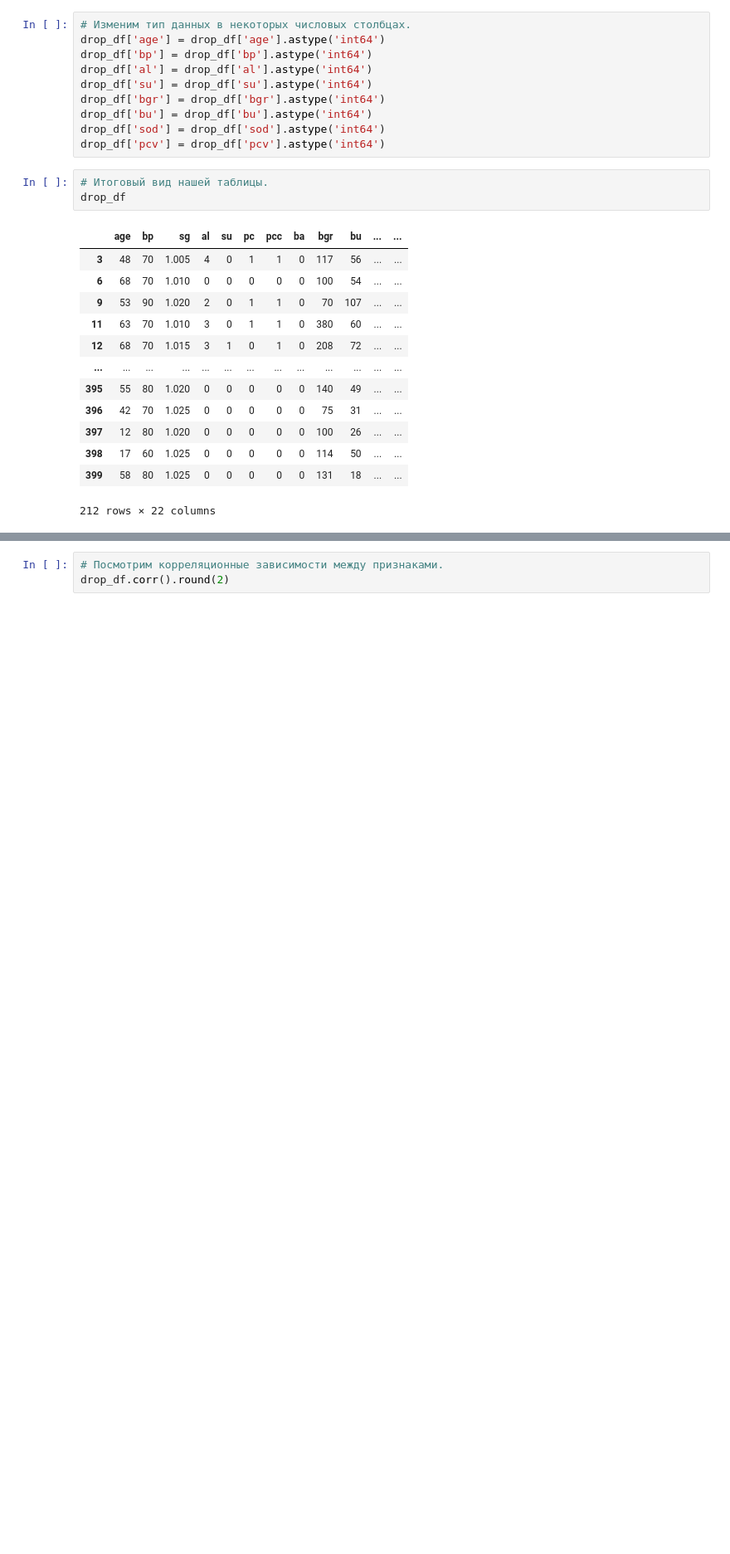
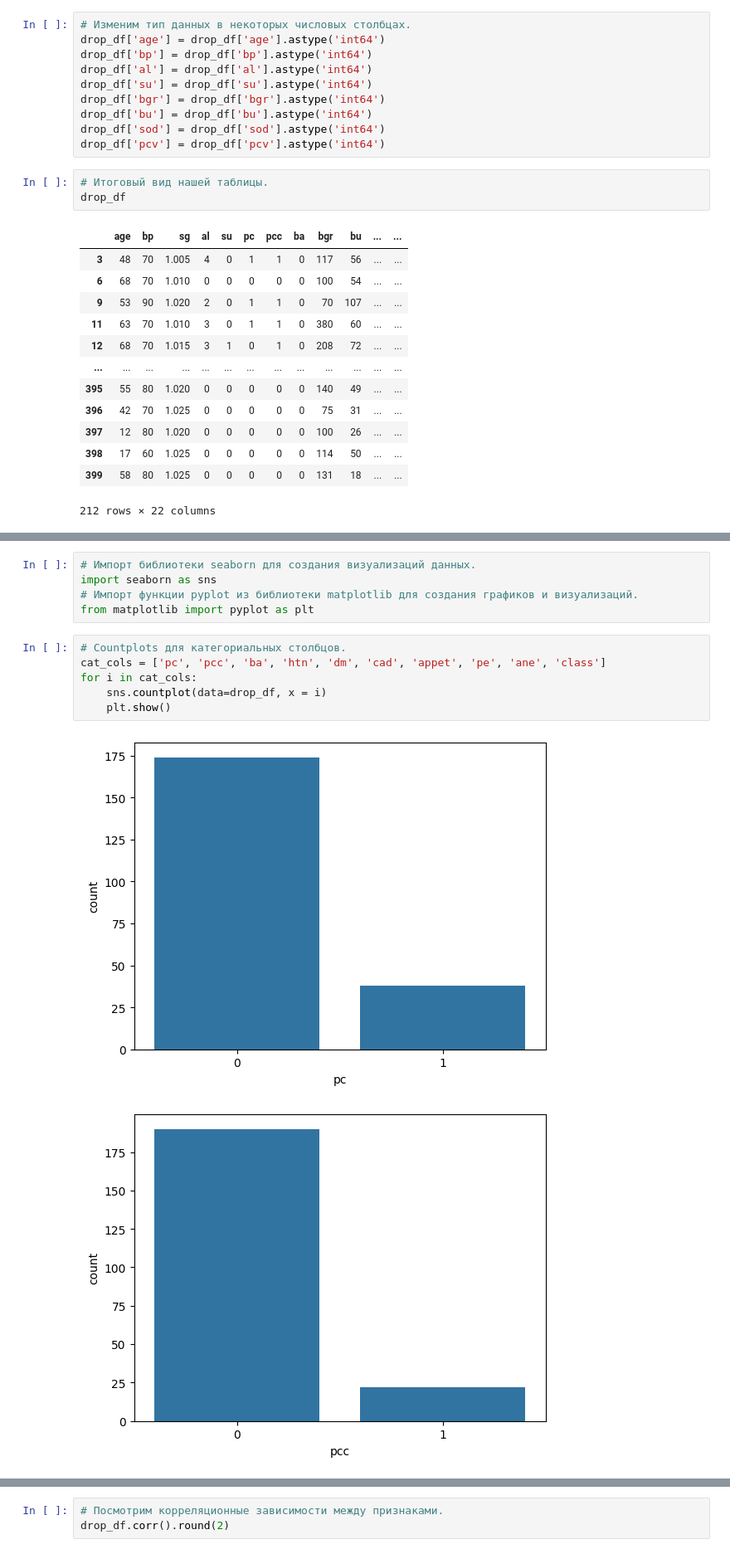
Before and after one commit to Rai1ag/Library, a Jupyter notebook: 7.MLMED_Итоговый проект/project.ipynb, the cells around one changed output, grey strips where cells are left out. Shown at 83% size. Cells and saved outputs as stored; diff of their text form; blank space fills up the shorter version.

```diff
--- a/7.MLMED_Итоговый проект/project.ipynb
+++ b/7.MLMED_Итоговый проект/project.ipynb
@@ -570,0 +573,14 @@ memory usage: 38.1 KB
+# %%
+# Импорт библиотеки seaborn для создания визуализаций данных.
+import seaborn as sns
+# Импорт функции pyplot из библиотеки matplotlib для создания графиков и визуализаций.
+from matplotlib import pyplot as plt
+# %%
+# Countplots для категориальных столбцов.
+cat_cols = ['pc', 'pcc', 'ba', 'htn', 'dm', 'cad', 'appet', 'pe', 'ane', 'class']
+for i in cat_cols:
+    sns.countplot(data=drop_df, x = i)
+    plt.show()
+# %% [output]
+[figure, added]
+[figure, added]
```
Also changed, not shown: parts of 42 cells of this notebook.
